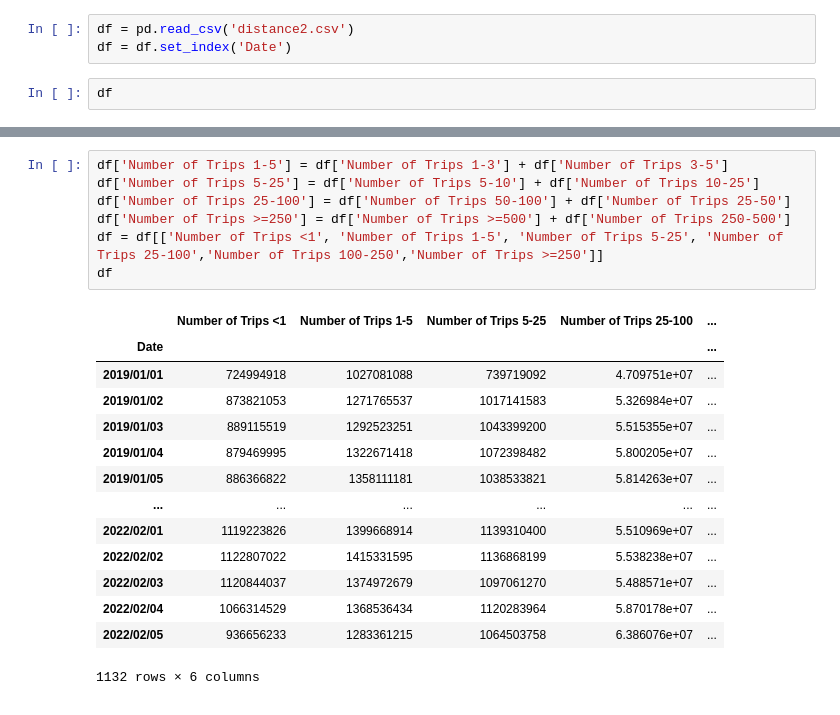
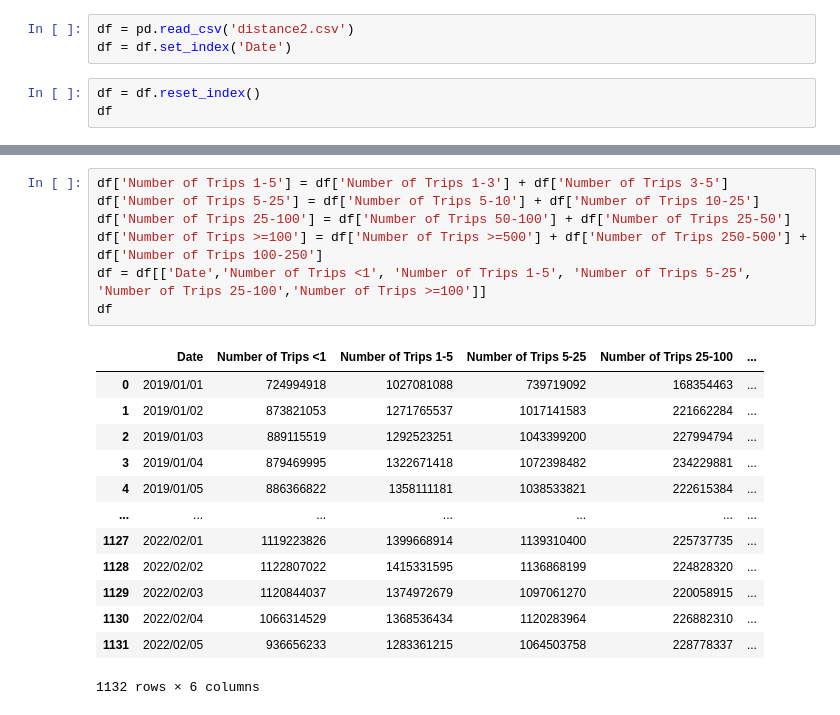
Before and after one commit to atowey-uchi/CAPP30239_FA22, a Jupyter notebook: FINAL/Data Cleaning/Distance.ipynb, the cells around one changed output, grey strips where cells are left out. Drawn from its saved outputs; the diff is of its cells as text.

```diff
--- a/FINAL/Data Cleaning/Distance.ipynb
+++ b/FINAL/Data Cleaning/Distance.ipynb
@@ -5,5 +7,6 @@ import pandas as pd
 df = pd.read_csv('distance2.csv')
 df = df.set_index('Date')
 # %%
+df = df.reset_index()
 df
 # %% [output]
@@ -24,22 +51,21 @@ df
 # %%
 df['Number of Trips 1-5'] = df['Number of Trips 1-3'] + df['Number of Trips 3-5']
 df['Number of Trips 5-25'] = df['Number of Trips 5-10'] + df['Number of Trips 10-25']
 df['Number of Trips 25-100'] = df['Number of Trips 50-100'] + df['Number of Trips 25-50']
-df['Number of Trips >=250'] = df['Number of Trips >=500'] + df['Number of Trips 250-500']
-df = df[['Number of Trips <1', 'Number of Trips 1-5', 'Number of Trips 5-25', 'Number of Trips 25-100','Number of Trips 100-250','Number of Trips >=250']]
+df['Number of Trips >=100'] = df['Number of Trips >=500'] + df['Number of Trips 250-500'] + df['Number of Trips 100-250']
+df = df[['Date','Number of Trips <1', 'Number of Trips 1-5', 'Number of Trips 5-25', 'Number of Trips 25-100','Number of Trips >=100']]
 df
 # %% [output]
-|  | Number of Trips <1 | Number of Trips 1-5 | Number of Trips 5-25 | Number of Trips 25-100 | ... |
-| Date |  |  |  |  | ... |
-| 2019/01/01 | 724994918 | 1027081088 | 739719092 | 4.709751e+07 | ... |
-| 2019/01/02 | 873821053 | 1271765537 | 1017141583 | 5.326984e+07 | ... |
-| 2019/01/03 | 889115519 | 1292523251 | 1043399200 | 5.515355e+07 | ... |
-| 2019/01/04 | 879469995 | 1322671418 | 1072398482 | 5.800205e+07 | ... |
-| 2019/01/05 | 886366822 | 1358111181 | 1038533821 | 5.814263e+07 | ... |
-| ... | ... | ... | ... | ... | ... |
-| 2022/02/01 | 1119223826 | 1399668914 | 1139310400 | 5.510969e+07 | ... |
-| 2022/02/02 | 1122807022 | 1415331595 | 1136868199 | 5.538238e+07 | ... |
-| 2022/02/03 | 1120844037 | 1374972679 | 1097061270 | 5.488571e+07 | ... |
-| 2022/02/04 | 1066314529 | 1368536434 | 1120283964 | 5.870178e+07 | ... |
-| 2022/02/05 | 936656233 | 1283361215 | 1064503758 | 6.386076e+07 | ... |
+|  | Date | Number of Trips <1 | Number of Trips 1-5 | Number of Trips 5-25 | Number of Trips 25-100 | ... |
+| 0 | 2019/01/01 | 724994918 | 1027081088 | 739719092 | 168354463 | ... |
+| 1 | 2019/01/02 | 873821053 | 1271765537 | 1017141583 | 221662284 | ... |
+| 2 | 2019/01/03 | 889115519 | 1292523251 | 1043399200 | 227994794 | ... |
+| 3 | 2019/01/04 | 879469995 | 1322671418 | 1072398482 | 234229881 | ... |
+| 4 | 2019/01/05 | 886366822 | 1358111181 | 1038533821 | 222615384 | ... |
+| ... | ... | ... | ... | ... | ... | ... |
+| 1127 | 2022/02/01 | 1119223826 | 1399668914 | 1139310400 | 225737735 | ... |
+| 1128 | 2022/02/02 | 1122807022 | 1415331595 | 1136868199 | 224828320 | ... |
+| 1129 | 2022/02/03 | 1120844037 | 1374972679 | 1097061270 | 220058915 | ... |
+| 1130 | 2022/02/04 | 1066314529 | 1368536434 | 1120283964 | 226882310 | ... |
+| 1131 | 2022/02/05 | 936656233 | 1283361215 | 1064503758 | 228778337 | ... |
 1132 rows × 6 columns
```
Also changed, not shown: parts of 8 cells of this notebook, 10 other files.
